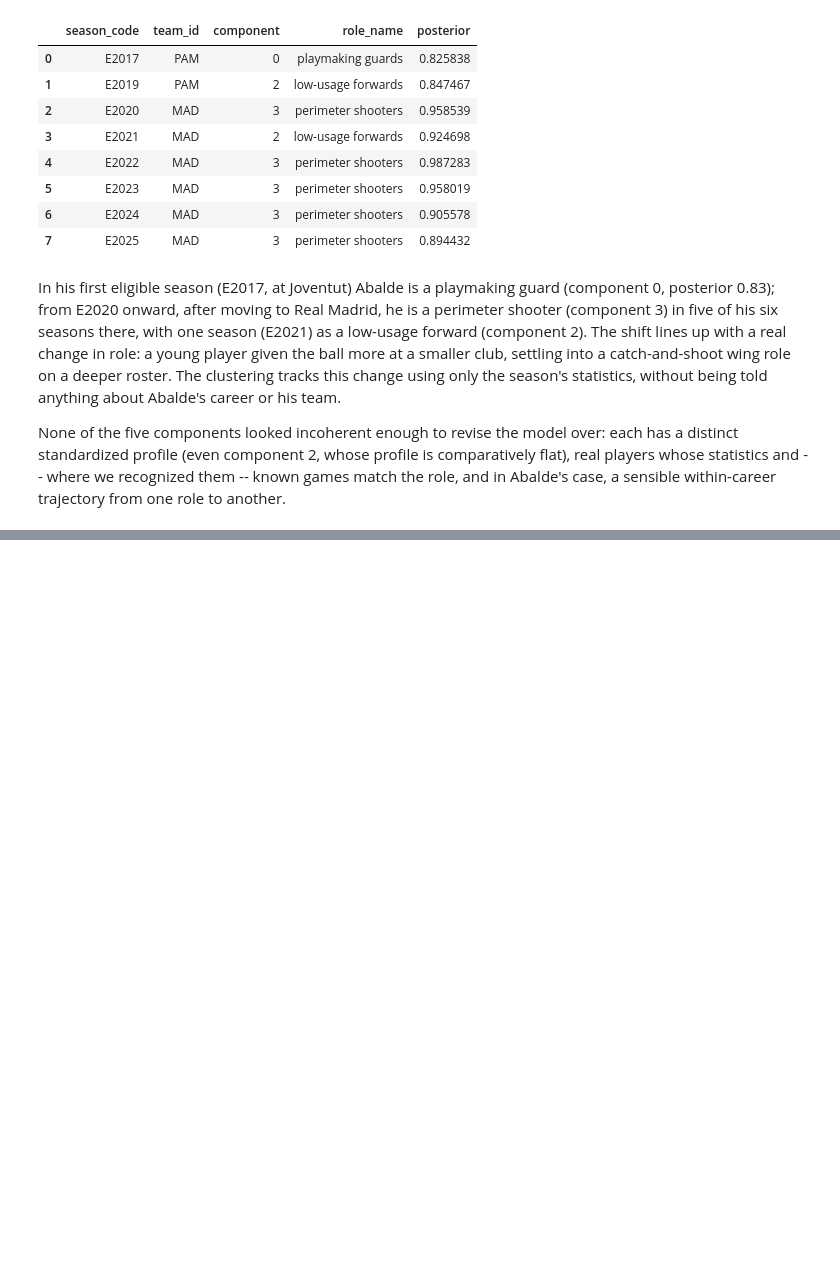
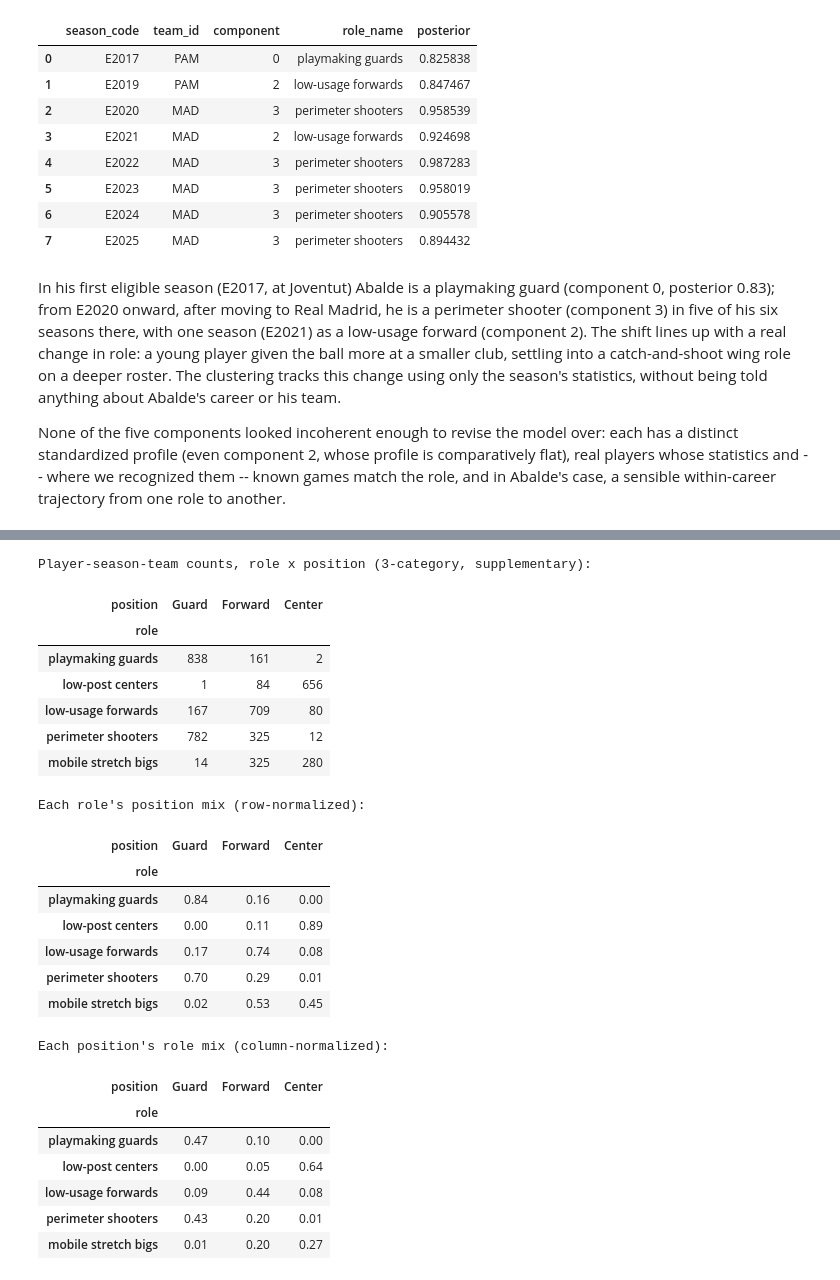
Before and after one commit to DoronWolinsky/Yuval-and-Doron-s-final-project---EuroLeague-player-roles, a Jupyter notebook: notebooks/EuroLeague_Player_Roles_Project.ipynb, the cells around one changed output, grey strips where cells are left out. Saved outputs shown, nothing was run; the diff lists cells and outputs as text; code cells hidden in the pictures; blank space fills up the shorter version.

```diff
--- a/notebooks/EuroLeague_Player_Roles_Project.ipynb
+++ b/notebooks/EuroLeague_Player_Roles_Project.ipynb
@@ -3463,0 +3566,42 @@ Abalde's case, a sensible within-career trajectory from one role to another.
+# %%
+role_position3 = pd.DataFrame({
+    "role": gmm_labels.map(ROLE_NAMES),
+    "position": modeling_rows["position"],
+}).dropna()
+
+counts3 = pd.crosstab(role_position3["role"], role_position3["position"]).reindex(
+    index=ROLE_ORDER, columns=["Guard", "Forward", "Center"])
+role_share3 = counts3.div(counts3.sum(axis=1), axis=0)
+position_share3 = counts3.div(counts3.sum(axis=0), axis=1)
+
+print("Player-season-team counts, role x position (3-category, supplementary):")
+display(counts3)
+print("\nEach role's position mix (row-normalized):")
+display(role_share3.round(2))
+print("\nEach position's role mix (column-normalized):")
+display(position_share3.round(2))
+# %% [output]
+Player-season-team counts, role x position (3-category, supplementary):
+| position | Guard | Forward | Center |
+| role |  |  |  |
+| playmaking guards | 838 | 161 | 2 |
+| low-post centers | 1 | 84 | 656 |
+| low-usage forwards | 167 | 709 | 80 |
+| perimeter shooters | 782 | 325 | 12 |
+| mobile stretch bigs | 14 | 325 | 280 |
+Each role's position mix (row-normalized):
+| position | Guard | Forward | Center |
+| role |  |  |  |
+| playmaking guards | 0.84 | 0.16 | 0.00 |
+| low-post centers | 0.00 | 0.11 | 0.89 |
+| low-usage forwards | 0.17 | 0.74 | 0.08 |
+| perimeter shooters | 0.70 | 0.29 | 0.01 |
+| mobile stretch bigs | 0.02 | 0.53 | 0.45 |
+Each position's role mix (column-normalized):
+| position | Guard | Forward | Center |
+| role |  |  |  |
+| playmaking guards | 0.47 | 0.10 | 0.00 |
+| low-post centers | 0.00 | 0.05 | 0.64 |
+| low-usage forwards | 0.09 | 0.44 | 0.08 |
+| perimeter shooters | 0.43 | 0.20 | 0.01 |
+| mobile stretch bigs | 0.01 | 0.20 | 0.27 |
```
Also changed, not shown: parts of 8 cells of this notebook, 3 other files.
